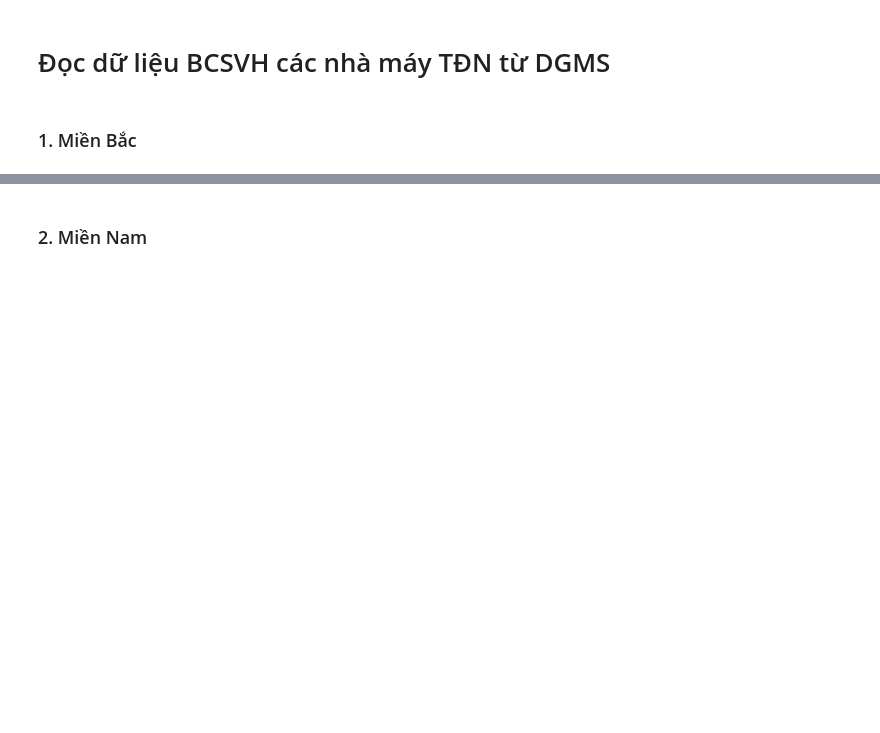
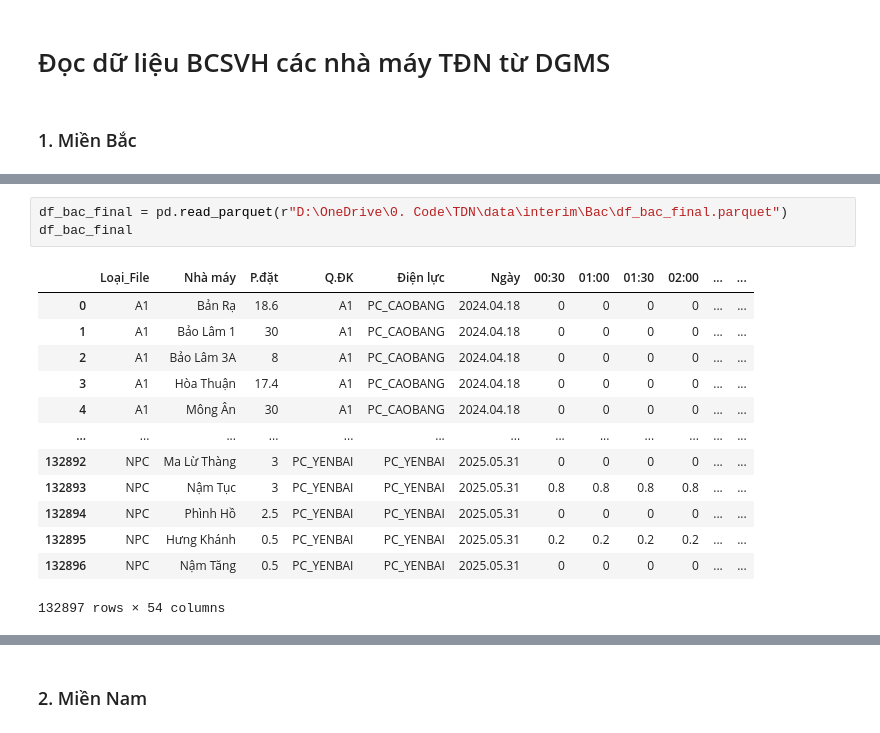
Before and after one commit to khuecoi2001/TDN_project, a Jupyter notebook: notebooks/ReadData_DGMS.ipynb, the cells around one changed output, grey strips where cells are left out. Saved outputs shown, nothing was run; the diff lists cells and outputs as text; blank space fills up the shorter version.

```diff
--- a/notebooks/ReadData_DGMS.ipynb
+++ b/notebooks/ReadData_DGMS.ipynb
@@ -468,0 +504,17 @@ print("\n🎯 Hoàn thành luồng thống nhất!")
+# %%
+df_bac_final = pd.read_parquet(r"D:\OneDrive\0. Code\TDN\data\interim\Bac\df_bac_final.parquet")
+df_bac_final
+# %% [output]
+|  | Loại_File | Nhà máy | P.đặt | Q.ĐK | Điện lực | Ngày | 00:30 | 01:00 | 01:30 | 02:00 | ... | ... |
+| 0 | A1 | Bản Rạ | 18.6 | A1 | PC_CAOBANG | 2024.04.18 | 0 | 0 | 0 | 0 | ... | ... |
+| 1 | A1 | Bảo Lâm 1 | 30 | A1 | PC_CAOBANG | 2024.04.18 | 0 | 0 | 0 | 0 | ... | ... |
+| 2 | A1 | Bảo Lâm 3A | 8 | A1 | PC_CAOBANG | 2024.04.18 | 0 | 0 | 0 | 0 | ... | ... |
+| 3 | A1 | Hòa Thuận | 17.4 | A1 | PC_CAOBANG | 2024.04.18 | 0 | 0 | 0 | 0 | ... | ... |
+| 4 | A1 | Mông Ân | 30 | A1 | PC_CAOBANG | 2024.04.18 | 0 | 0 | 0 | 0 | ... | ... |
+| ... | ... | ... | ... | ... | ... | ... | ... | ... | ... | ... | ... | ... |
+| 132892 | NPC | Ma Lừ Thàng | 3 | PC_YENBAI | PC_YENBAI | 2025.05.31 | 0 | 0 | 0 | 0 | ... | ... |
+| 132893 | NPC | Nậm Tục | 3 | PC_YENBAI | PC_YENBAI | 2025.05.31 | 0.8 | 0.8 | 0.8 | 0.8 | ... | ... |
+| 132894 | NPC | Phình Hồ | 2.5 | PC_YENBAI | PC_YENBAI | 2025.05.31 | 0 | 0 | 0 | 0 | ... | ... |
+| 132895 | NPC | Hưng Khánh | 0.5 | PC_YENBAI | PC_YENBAI | 2025.05.31 | 0.2 | 0.2 | 0.2 | 0.2 | ... | ... |
+| 132896 | NPC | Nậm Tăng | 0.5 | PC_YENBAI | PC_YENBAI | 2025.05.31 | 0 | 0 | 0 | 0 | ... | ... |
+132897 rows × 54 columns
```
Also changed, not shown: parts of 29 cells of this notebook, 10 other files.
